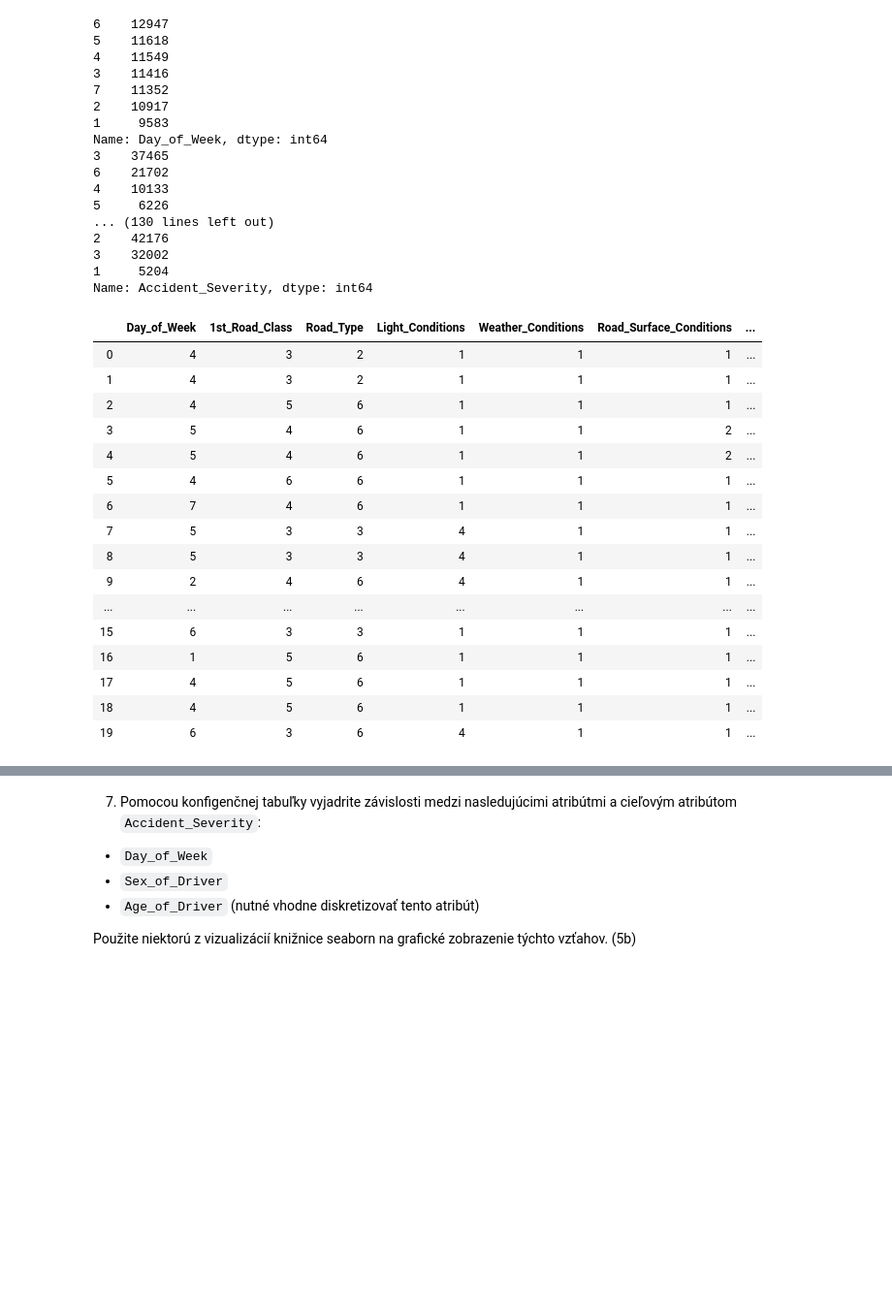
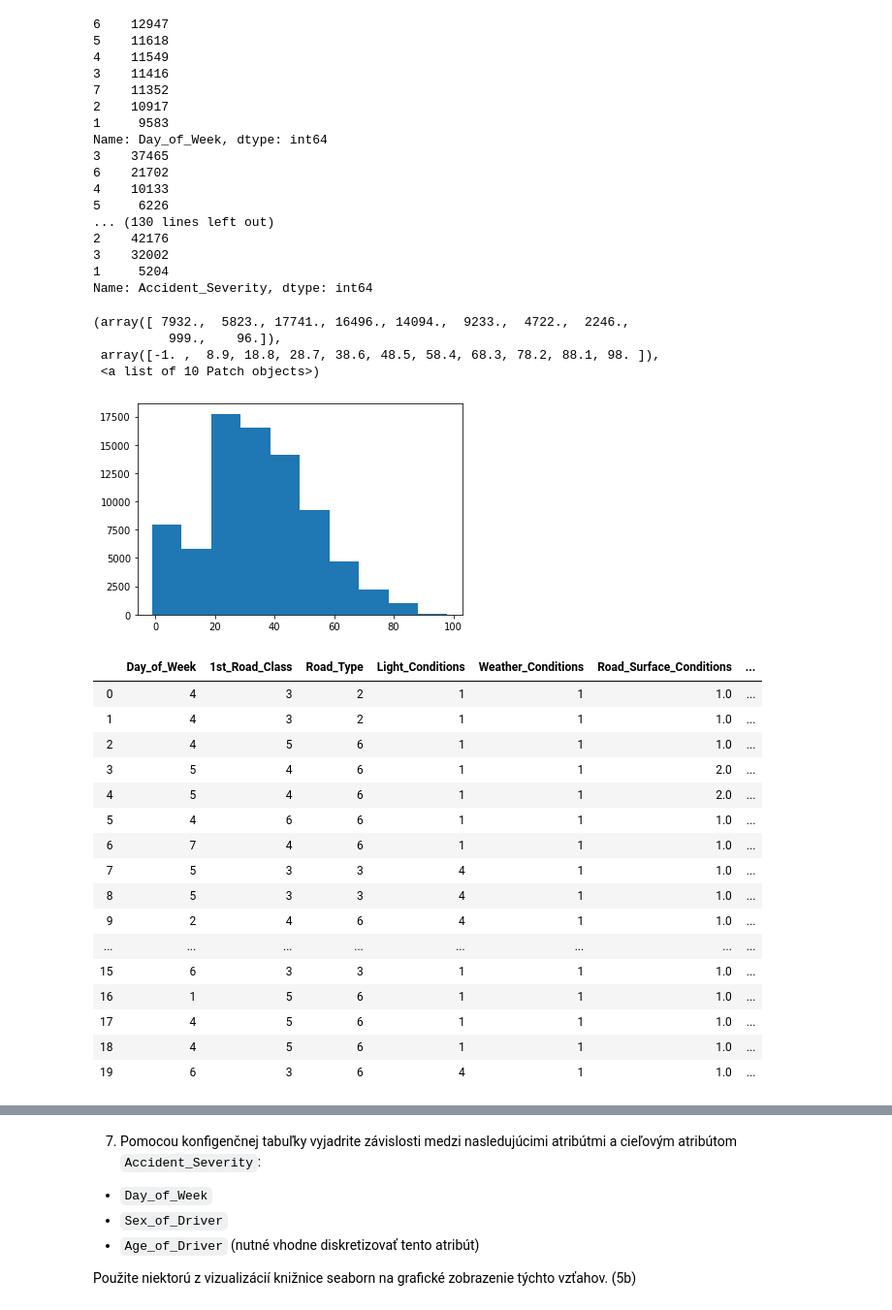
Before and after one commit to DanaPalova/mojewda, a Jupyter notebook: zadanie/zadanie.ipynb, the cells around one changed output, grey strips where cells are left out. Shown at 97% size. Drawn from its saved outputs; the diff is of its cells as text; code cells hidden in the pictures; blank space fills up the shorter version.

```diff
--- a/zadanie/zadanie.ipynb
+++ b/zadanie/zadanie.ipynb
@@ -183,36 +188,40 @@ Name: Day_of_Week, dtype: int64
 3    32002
 1     5204
 Name: Accident_Severity, dtype: int64
+# %%
+# toto je len na kontrolu, ako vyzera ten stlpec, ci tam je este nejaka chybajuca hodnota
+plt.hist(Accidents_FA['Age_of_Driver'])
+# %% [output]
+(array([ 7932.,  5823., 17741., 16496., 14094.,  9233.,  4722.,  2246.,
+          999.,    96.]),
+ array([-1. ,  8.9, 18.8, 28.7, 38.6, 48.5, 58.4, 68.3, 78.2, 88.1, 98. ]),
+ <a list of 10 Patch objects>)
+[figure, added]
 # %%
-#filter = Accidents_FA["Age_of_Driver"]!=-1
-#Accidents_FA_PALY = Accidents_FA.where(filter, inplace = False)
-#Accidents_FA_PALY.head(20)
-#len(Accidents_FA_PALY)
-#Accidents_FA_PALY = Accidents_FA.query('Age_of_Driver == -1')
-#len(Accidents_FA_PALY)
-
-#Accidents_FA['Age_of_Driver'] = Accidents_FA['Age_of_Driver'].str.replace('-1', '2')
-#Accidents_FA.head(20)
-
+# nahradim -1 hodnotami NaN
+Accidents_FA.loc[(Accidents_FA['Road_Surface_Conditions'] == -1),'Road_Surface_Conditions'] = np.nan
+Accidents_FA.loc[(Accidents_FA['Vehicle_Type'] == -1),'Vehicle_Type'] = np.nan
+Accidents_FA.loc[(Accidents_FA['Sex_of_Driver'] == -1),'Sex_of_Driver'] = np.nan
 Accidents_FA.loc[(Accidents_FA['Age_of_Driver'] == -1),'Age_of_Driver'] = np.nan
+Accidents_FA.loc[(Accidents_FA['Age_of_Vehicle'] == -1),'Age_of_Vehicle'] = np.nan
 Accidents_FA.loc[(Accidents_FA['Engine_Capacity_(CC)'] == -1),'Engine_Capacity_(CC)'] = np.nan
 Accidents_FA.head(20)
 # %% [output]
 |  | Day_of_Week | 1st_Road_Class | Road_Type | Light_Conditions | Weather_Conditions | Road_Surface_Conditions | ... |
-| 0 | 4 | 3 | 2 | 1 | 1 | 1 | ... |
-| 1 | 4 | 3 | 2 | 1 | 1 | 1 | ... |
-| 2 | 4 | 5 | 6 | 1 | 1 | 1 | ... |
-| 3 | 5 | 4 | 6 | 1 | 1 | 2 | ... |
-| 4 | 5 | 4 | 6 | 1 | 1 | 2 | ... |
-| 5 | 4 | 6 | 6 | 1 | 1 | 1 | ... |
-| 6 | 7 | 4 | 6 | 1 | 1 | 1 | ... |
-| 7 | 5 | 3 | 3 | 4 | 1 | 1 | ... |
-| 8 | 5 | 3 | 3 | 4 | 1 | 1 | ... |
-| 9 | 2 | 4 | 6 | 4 | 1 | 1 | ... |
+| 0 | 4 | 3 | 2 | 1 | 1 | 1.0 | ... |
+| 1 | 4 | 3 | 2 | 1 | 1 | 1.0 | ... |
+| 2 | 4 | 5 | 6 | 1 | 1 | 1.0 | ... |
+| 3 | 5 | 4 | 6 | 1 | 1 | 2.0 | ... |
+| 4 | 5 | 4 | 6 | 1 | 1 | 2.0 | ... |
+| 5 | 4 | 6 | 6 | 1 | 1 | 1.0 | ... |
+| 6 | 7 | 4 | 6 | 1 | 1 | 1.0 | ... |
+| 7 | 5 | 3 | 3 | 4 | 1 | 1.0 | ... |
+| 8 | 5 | 3 | 3 | 4 | 1 | 1.0 | ... |
+| 9 | 2 | 4 | 6 | 4 | 1 | 1.0 | ... |
 | ... | ... | ... | ... | ... | ... | ... | ... |
-| 15 | 6 | 3 | 3 | 1 | 1 | 1 | ... |
-| 16 | 1 | 5 | 6 | 1 | 1 | 1 | ... |
-| 17 | 4 | 5 | 6 | 1 | 1 | 1 | ... |
-| 18 | 4 | 5 | 6 | 1 | 1 | 1 | ... |
-| 19 | 6 | 3 | 6 | 4 | 1 | 1 | ... |
+| 15 | 6 | 3 | 3 | 1 | 1 | 1.0 | ... |
+| 16 | 1 | 5 | 6 | 1 | 1 | 1.0 | ... |
+| 17 | 4 | 5 | 6 | 1 | 1 | 1.0 | ... |
+| 18 | 4 | 5 | 6 | 1 | 1 | 1.0 | ... |
+| 19 | 6 | 3 | 6 | 4 | 1 | 1.0 | ... |
 # %%
```
Also changed, not shown: parts of 47 cells of this notebook.
